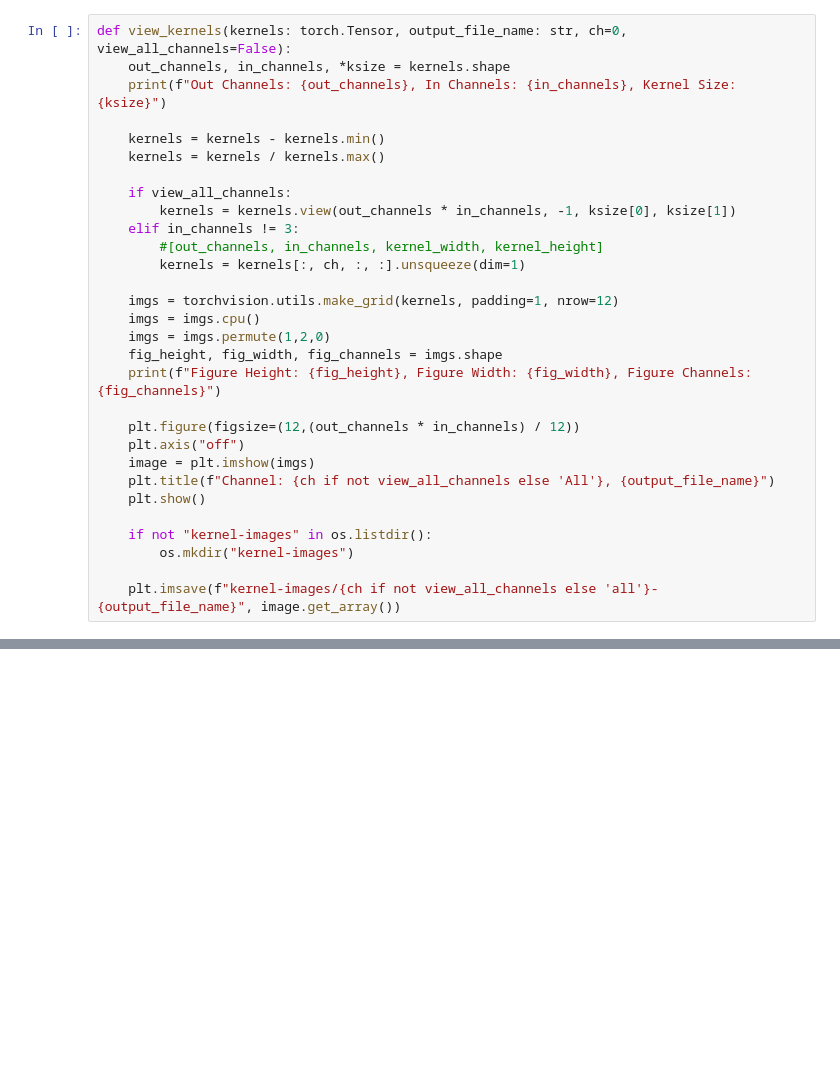
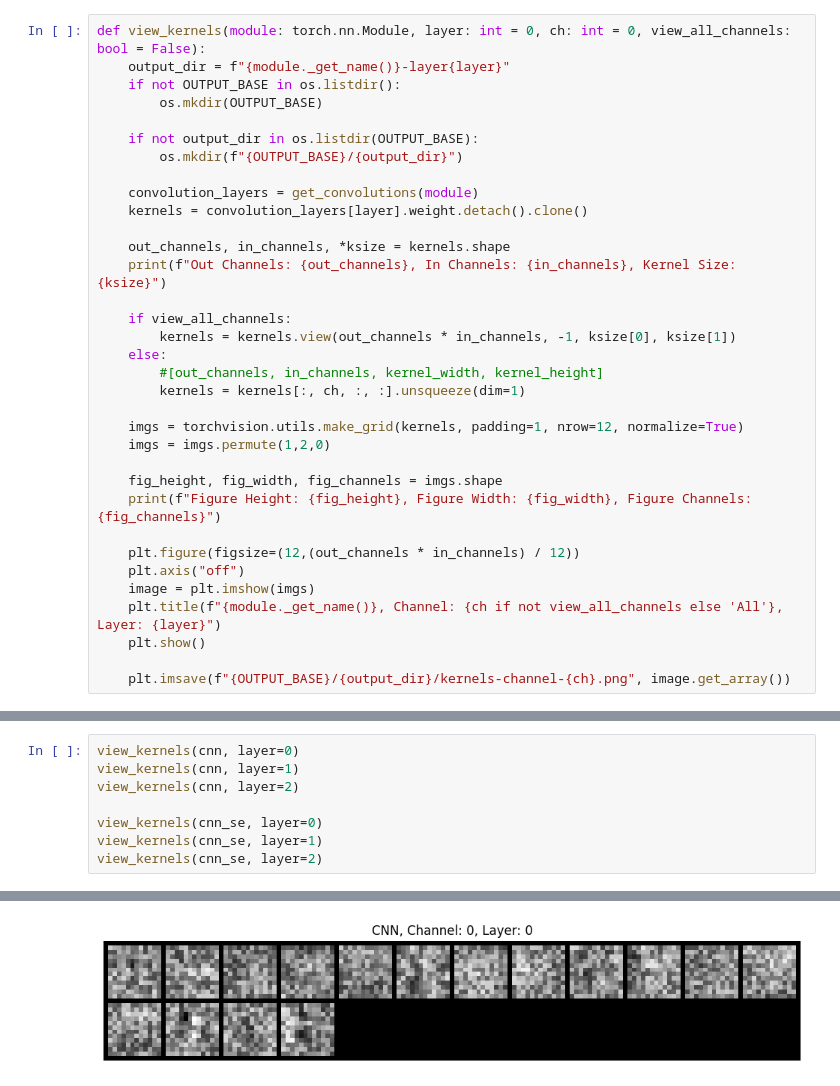
Before and after one commit to atariq11700/cs5830_finalproject, a Jupyter notebook: view-kernels.ipynb, the cells around one changed output, grey strips where cells are left out. Cells and saved outputs as stored; diff of their text form; blank space fills up the shorter version.

```diff
--- a/view-kernels.ipynb
+++ b/view-kernels.ipynb
@@ -13,30 +39,34 @@ MODEL_CNN_SE_PATH = "saved-models/cnn-se.pt"
 # %%
-def view_kernels(kernels: torch.Tensor, output_file_name: str, ch=0, view_all_channels=False):
+def view_kernels(module: torch.nn.Module, layer: int = 0, ch: int = 0, view_all_channels: bool = False):
+    output_dir = f"{module._get_name()}-layer{layer}"
+    if not OUTPUT_BASE in os.listdir():
+        os.mkdir(OUTPUT_BASE)
+
+    if not output_dir in os.listdir(OUTPUT_BASE):
+        os.mkdir(f"{OUTPUT_BASE}/{output_dir}")
+
+    convolution_layers = get_convolutions(module)
+    kernels = convolution_layers[layer].weight.detach().clone()
+
     out_channels, in_channels, *ksize = kernels.shape
     print(f"Out Channels: {out_channels}, In Channels: {in_channels}, Kernel Size: {ksize}")
 
-    kernels = kernels - kernels.min()
-    kernels = kernels / kernels.max()
-
     if view_all_channels:
         kernels = kernels.view(out_channels * in_channels, -1, ksize[0], ksize[1])
-    elif in_channels != 3:
+    else:
         #[out_channels, in_channels, kernel_width, kernel_height]
         kernels = kernels[:, ch, :, :].unsqueeze(dim=1)
 
-    imgs = torchvision.utils.make_grid(kernels, padding=1, nrow=12)
-    imgs = imgs.cpu()
+    imgs = torchvision.utils.make_grid(kernels, padding=1, nrow=12, normalize=True)
     imgs = imgs.permute(1,2,0)
+
     fig_height, fig_width, fig_channels = imgs.shape
     print(f"Figure Height: {fig_height}, Figure Width: {fig_width}, Figure Channels: {fig_channels}")
 
     plt.figure(figsize=(12,(out_channels * in_channels) / 12))
     plt.axis("off")
     image = plt.imshow(imgs)
-    plt.title(f"Channel: {ch if not view_all_channels else 'All'}, {output_file_name}")
+    plt.title(f"{module._get_name()}, Channel: {ch if not view_all_channels else 'All'}, Layer: {layer}")
     plt.show()
 
-    if not "kernel-images" in os.listdir():
-        os.mkdir("kernel-images")
-
-    plt.imsave(f"kernel-images/{ch if not view_all_channels else 'all'}-{output_file_name}", image.get_array())
+    plt.imsave(f"{OUTPUT_BASE}/{output_dir}/kernels-channel-{ch}.png", image.get_array())
@@ -72,0 +144,9 @@ Figure Height: 31, Figure Width: 61, Figure Channels: 3
+# %%
+view_kernels(cnn, layer=0)
+view_kernels(cnn, layer=1)
+view_kernels(cnn, layer=2)
+
+view_kernels(cnn_se, layer=0)
+view_kernels(cnn_se, layer=1)
+view_kernels(cnn_se, layer=2)
+# %% [output]
@@ -72,0 +165 @@ Figure Height: 31, Figure Width: 61, Figure Channels: 3
+[figure, added]
```
Also changed, not shown: parts of 9 cells of this notebook.
